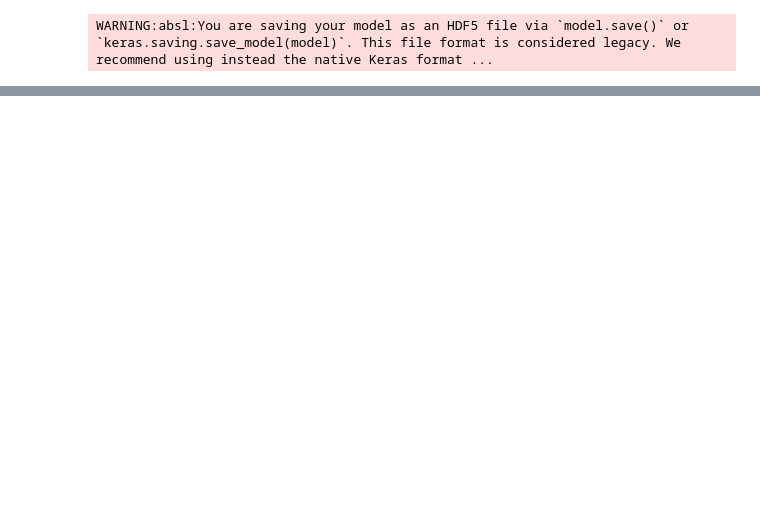
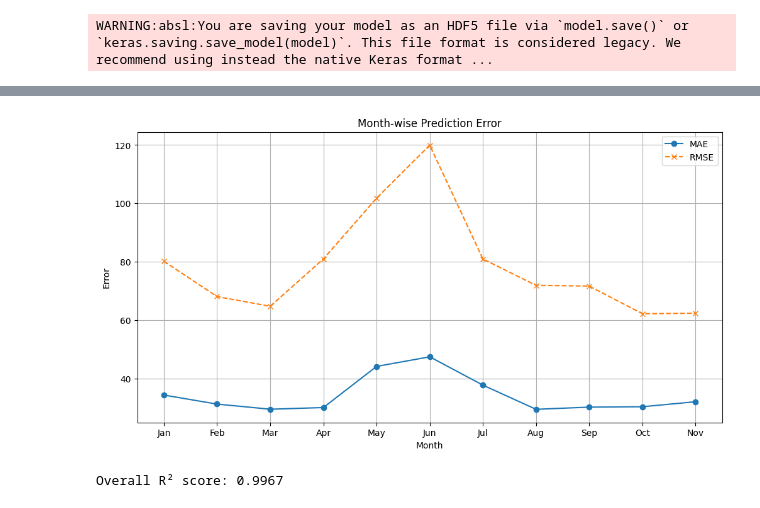
Before and after one commit to Danieljoshua720/Electricity-demand-forecasting-AIML, a Jupyter notebook: 1_year_prediction_.ipynb, the cells around one changed output, grey strips where cells are left out. Saved outputs shown, nothing was run; the diff lists cells and outputs as text; code cells hidden in the pictures; blank space fills up the shorter version.

```diff
--- a/1_year_prediction_.ipynb
+++ b/1_year_prediction_.ipynb
@@ -223,0 +346,21 @@ plot_monthwise(3, "March")
+# %%
+monthly_metrics = []
+
+for m in sorted(df['month'].unique()):
+    temp = df[df['month'] == m]
+
+    mae = mean_absolute_error(temp['actual'], temp['predicted'])
+    rmse = np.sqrt(mean_squared_error(temp['actual'], temp['predicted']))
+
+    monthly_metrics.append([m, mae, rmse])
+
+metrics_df = pd.DataFrame(
+    monthly_metrics,
+    columns=['Month','MAE','RMSE']
+)
+
+metrics_df['Month'] = metrics_df['Month'].apply(
+    lambda m: pd.Timestamp(2024,m,1).strftime('%b')
+)
+
+metrics_df
@@ -223,0 +380,14 @@ plot_monthwise(3, "March")
+# %%
+plt.figure(figsize=(12,6))
+
+plt.plot(metrics_df['Month'], metrics_df['MAE'], 'o-', label='MAE')
+plt.plot(metrics_df['Month'], metrics_df['RMSE'], 'x--', label='RMSE')
+
+plt.xlabel('Month')
+plt.ylabel('Error')
+plt.title('Month-wise Prediction Error')
+plt.legend()
+plt.grid(True)
+plt.show()
+# %% [output]
+[figure, added]
@@ -223,0 +400,5 @@ plot_monthwise(3, "March")
+# %%
+r2 = r2_score(y_true, y_pred)
+print(f"Overall R² score: {r2:.4f}")
+# %% [output]
+Overall R² score: 0.9967
```
Also changed, not shown: parts of 31 cells of this notebook.
